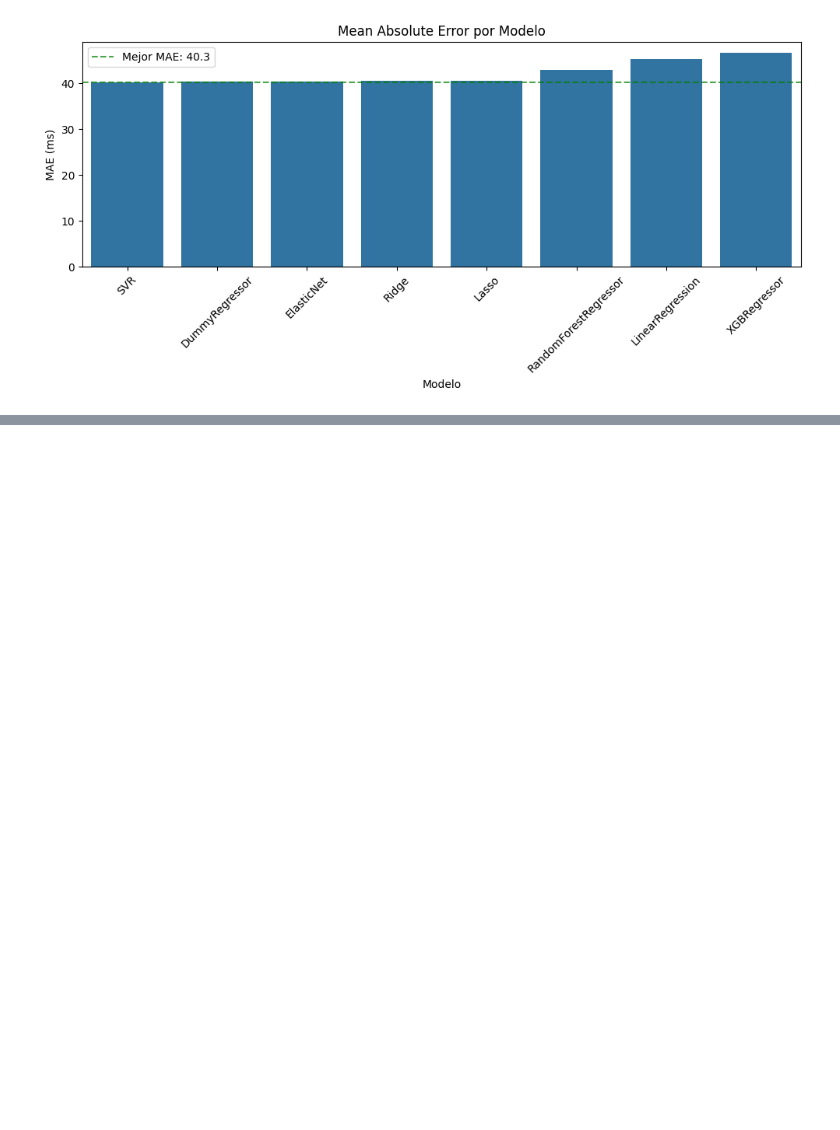
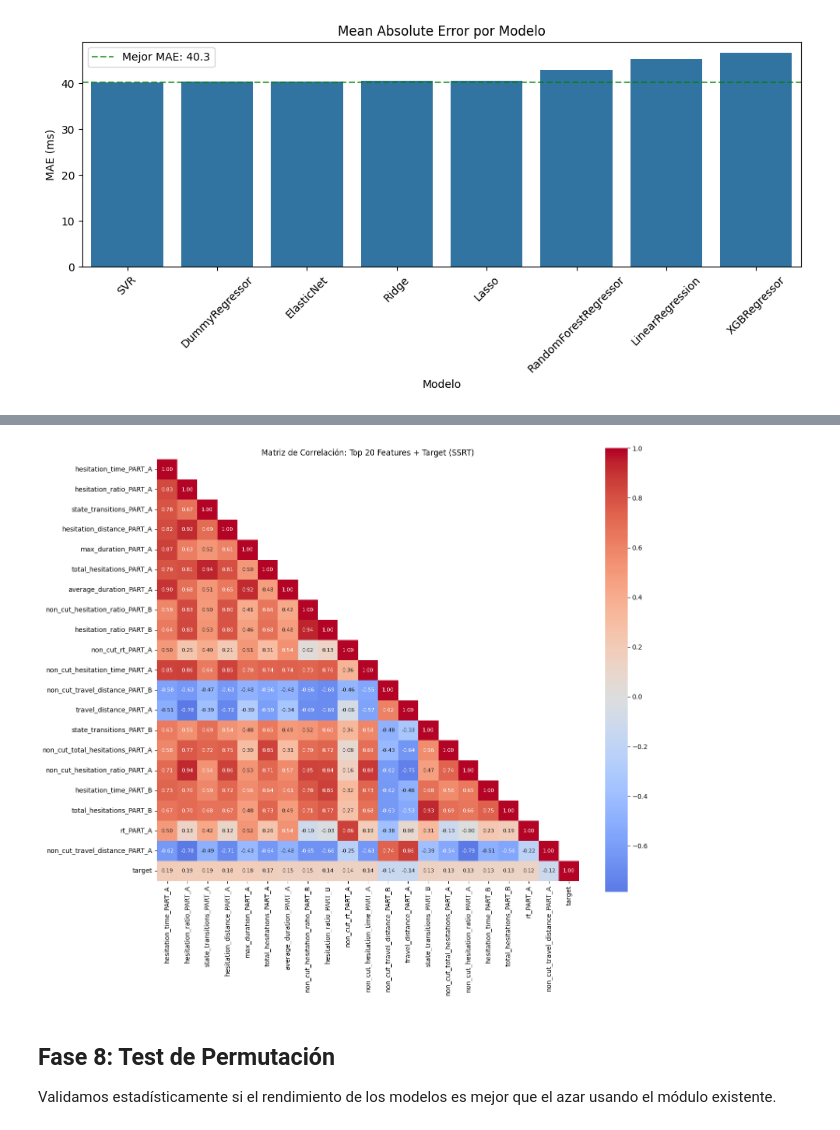
Before and after one commit to gianluca-capelo/datapruebas_analysis, a Jupyter notebook: analysis/tmt_ssrt_ml_results_analysis.ipynb, the cells around one changed output, grey strips where cells are left out. Saved outputs shown, nothing was run; the diff lists cells and outputs as text; code cells hidden in the pictures; blank space fills up the shorter version.

```diff
--- a/analysis/tmt_ssrt_ml_results_analysis.ipynb
+++ b/analysis/tmt_ssrt_ml_results_analysis.ipynb
@@ -78,0 +420,15 @@ plt.show()
+# %%
+# Calcular correlaciones univariadas
+correlations = df_features.drop('target', axis=1).apply(lambda x: x.corr(df_features['target']))
+correlations_sorted = correlations.abs().sort_values(ascending=False)
+
+print("=== Top 20 Features Más Correlacionados con SSRT ===\n")
+print(f"{'Feature':<50} {'r':>8} {'|r|':>8}")
+print("-" * 68)
+for feat in correlations_sorted.head(20).index:
+    r = correlations[feat]
+    abs_r = abs(r)
+    print(f"{feat:<50} {r:>8.3f} {abs_r:>8.3f}")
+
+print(f"\n📊 Observación: Correlaciones muy bajas (|r| < 0.2) indican poca relación lineal")
+print(f"   entre los features de TMT y el SSRT.")
@@ -78,0 +453,19 @@ plt.show()
+# %%
+# Heatmap de correlaciones (top 20 features + target)
+top_20_features = correlations_sorted.head(20).index.tolist()
+subset = df_features[top_20_features + ['target']]
+
+fig, ax = plt.subplots(figsize=(14, 12))
+corr_matrix = subset.corr()
+mask = np.triu(np.ones_like(corr_matrix, dtype=bool), k=1)
+sns.heatmap(corr_matrix, mask=mask, annot=True, fmt='.2f', cmap='coolwarm',
+            center=0, ax=ax, annot_kws={'size': 8}, square=True)
+ax.set_title('Matriz de Correlación: Top 20 Features + Target (SSRT)')
+plt.tight_layout()
+plt.show()
+# %% [output]
+[figure, added]
+# %% [markdown]
+## Fase 8: Test de Permutación
+
+Validamos estadísticamente si el rendimiento de los modelos es mejor que el azar usando el módulo existente.
```
Also changed, not shown: parts of 22 cells of this notebook.
